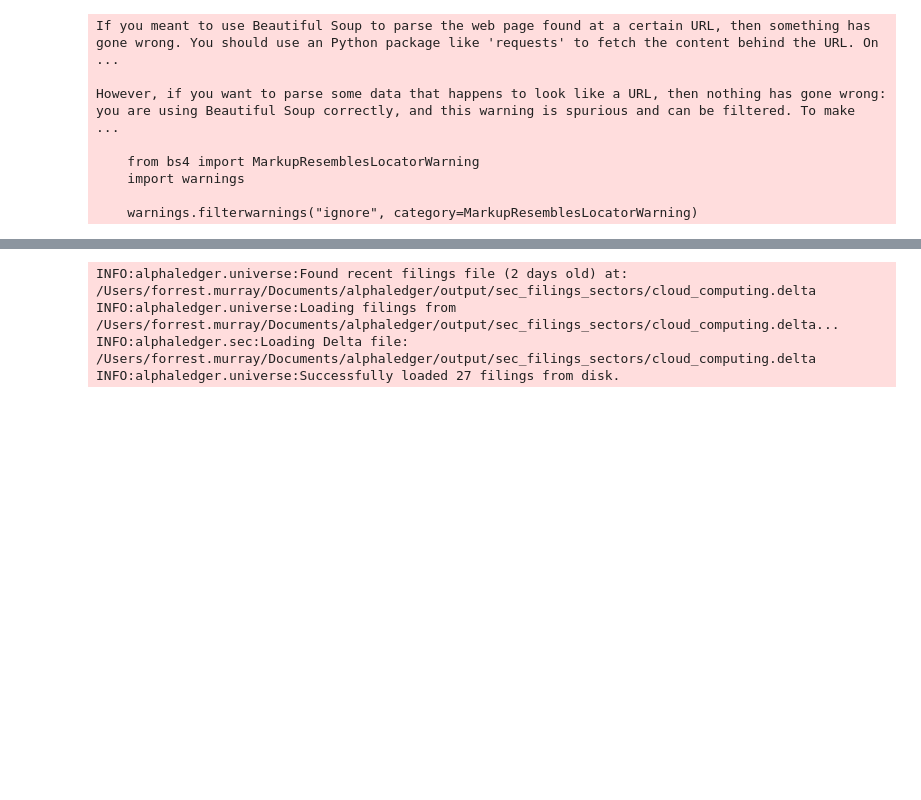
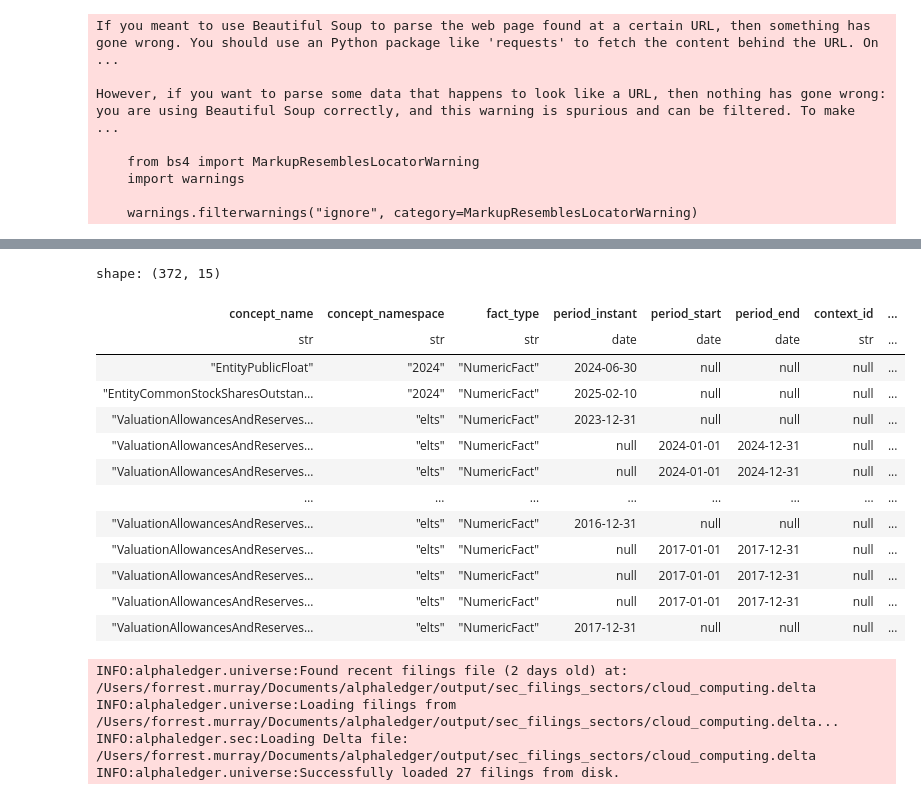
Before and after one commit to FMurray/alphaledger, a Jupyter notebook: nbs/xbrl_parse_exp.ipynb, the cells around one changed output, grey strips where cells are left out. Cells and saved outputs as stored; diff of their text form; code cells hidden in the pictures; blank space fills up the shorter version.

Commit message:
bugfix/fact-periods

```diff
--- a/nbs/xbrl_parse_exp.ipynb
+++ b/nbs/xbrl_parse_exp.ipynb
@@ -192,11 +192,10 @@ shape: (801, 8)
 | "Depreciation" | "elts" | 2.4924e10 | "NumericFact" | "Document Start" | "0001018724" | {-6} | "iso4217:USD" |
 | "Depreciation" | "elts" | 3.0225e10 | "NumericFact" | "Document Start" | "0001018724" | {-6} | "iso4217:USD" |
 # %%
-from alphaledger.universe import Universe, load_universe
+from alphaledger.universe import Universe
 from alphaledger.config import settings
-from alphaledger.process_xbrl import process_filing_urls
 
-# universe = Universe(settings.universe_name)
+universe = Universe(settings.universe_name)
 # filings_df = universe.get_filings()
 
 # numeric_df, text_df = process_filing_urls(filings_df)
@@ -220,0 +206,5 @@ WARNING:root:Found 247 tags with IDs that were NOT in the provided facts diction
+# %%
+from alphaledger.config import settings
+
+settings.verbose = True
+ibm_facts = universe.get_security_numeric_facts("IBM").collect()
@@ -221,3 +229,20 @@ WARNING:root:Found 247 tags with IDs that were NOT in the provided facts diction
+# %%
+ibm_facts
+# %% [output]
+shape: (372, 15)
+| concept_name | concept_namespace | fact_type | period_instant | period_start | period_end | context_id | ... |
+| str | str | str | date | date | date | str | ... |
+| "EntityPublicFloat" | "2024" | "NumericFact" | 2024-06-30 | null | null | null | ... |
+| "EntityCommonStockSharesOutstan… | "2024" | "NumericFact" | 2025-02-10 | null | null | null | ... |
+| "ValuationAllowancesAndReserves… | "elts" | "NumericFact" | 2023-12-31 | null | null | null | ... |
+| "ValuationAllowancesAndReserves… | "elts" | "NumericFact" | null | 2024-01-01 | 2024-12-31 | null | ... |
+| "ValuationAllowancesAndReserves… | "elts" | "NumericFact" | null | 2024-01-01 | 2024-12-31 | null | ... |
+| … | … | … | … | … | … | … | ... |
+| "ValuationAllowancesAndReserves… | "elts" | "NumericFact" | 2016-12-31 | null | null | null | ... |
+| "ValuationAllowancesAndReserves… | "elts" | "NumericFact" | null | 2017-01-01 | 2017-12-31 | null | ... |
+| "ValuationAllowancesAndReserves… | "elts" | "NumericFact" | null | 2017-01-01 | 2017-12-31 | null | ... |
+| "ValuationAllowancesAndReserves… | "elts" | "NumericFact" | null | 2017-01-01 | 2017-12-31 | null | ... |
+| "ValuationAllowancesAndReserves… | "elts" | "NumericFact" | 2017-12-31 | null | null | null | ... |
 # %%
 import polars as pl
 
```
Also changed, not shown: parts of 2 cells of this notebook, 2 other files.
